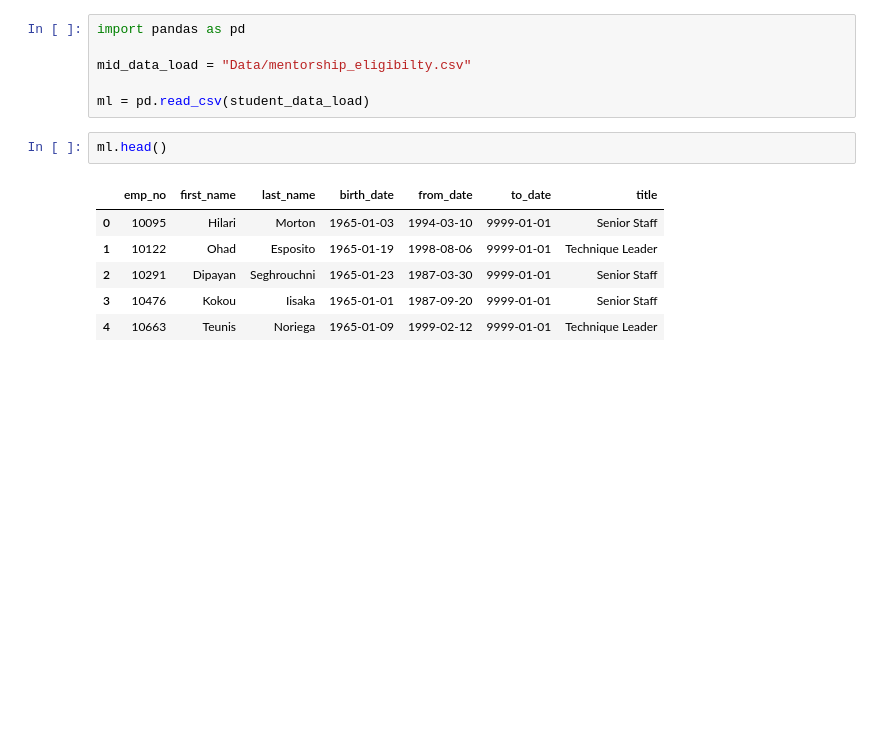
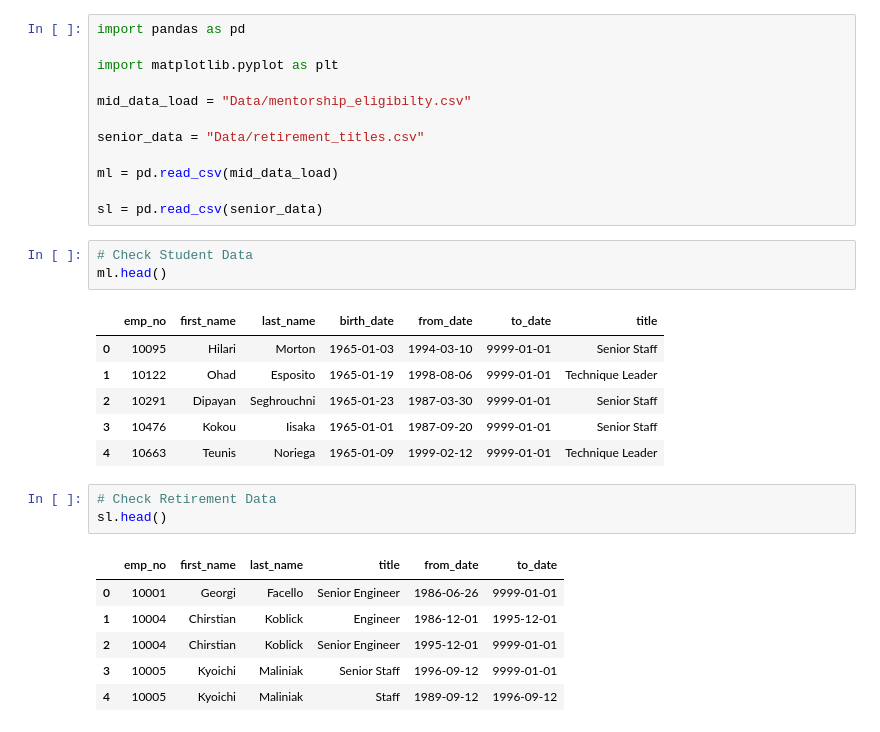
Before and after one commit to P0ps44/Pewlett-Hackard-Analysis, a Jupyter notebook: mid_level.ipynb, the cells around one changed output. Drawn from its saved outputs; the diff is of its cells as text; blank space fills up the shorter version.

```diff
--- a/mid_level.ipynb
+++ b/mid_level.ipynb
@@ -1,10 +1,17 @@
 # %%
 import pandas as pd
 
+import matplotlib.pyplot as plt
+
 mid_data_load = "Data/mentorship_eligibilty.csv"
 
-ml = pd.read_csv(student_data_load)
+senior_data = "Data/retirement_titles.csv"
+
+ml = pd.read_csv(mid_data_load)
+
+sl = pd.read_csv(senior_data)
 # %%
+# Check Student Data
 ml.head()
 # %% [output]
 |  | emp_no | first_name | last_name | birth_date | from_date | to_date | title |
@@ -13,3 +20,13 @@ ml.head()
 | 2 | 10291 | Dipayan | Seghrouchni | 1965-01-23 | 1987-03-30 | 9999-01-01 | Senior Staff |
 | 3 | 10476 | Kokou | Iisaka | 1965-01-01 | 1987-09-20 | 9999-01-01 | Senior Staff |
 | 4 | 10663 | Teunis | Noriega | 1965-01-09 | 1999-02-12 | 9999-01-01 | Technique Leader |
+# %%
+# Check Retirement Data
+sl.head()
+# %% [output]
+|  | emp_no | first_name | last_name | title | from_date | to_date |
+| 0 | 10001 | Georgi | Facello | Senior Engineer | 1986-06-26 | 9999-01-01 |
+| 1 | 10004 | Chirstian | Koblick | Engineer | 1986-12-01 | 1995-12-01 |
+| 2 | 10004 | Chirstian | Koblick | Senior Engineer | 1995-12-01 | 9999-01-01 |
+| 3 | 10005 | Kyoichi | Maliniak | Senior Staff | 1996-09-12 | 9999-01-01 |
+| 4 | 10005 | Kyoichi | Maliniak | Staff | 1989-09-12 | 1996-09-12 |
```
Also changed, not shown: parts of 5 cells of this notebook.
